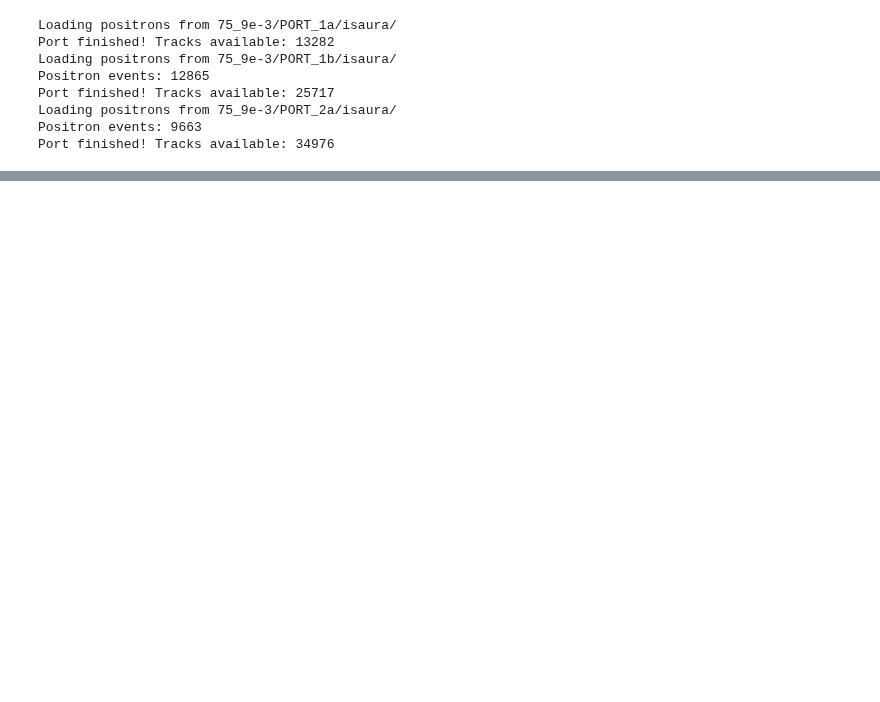
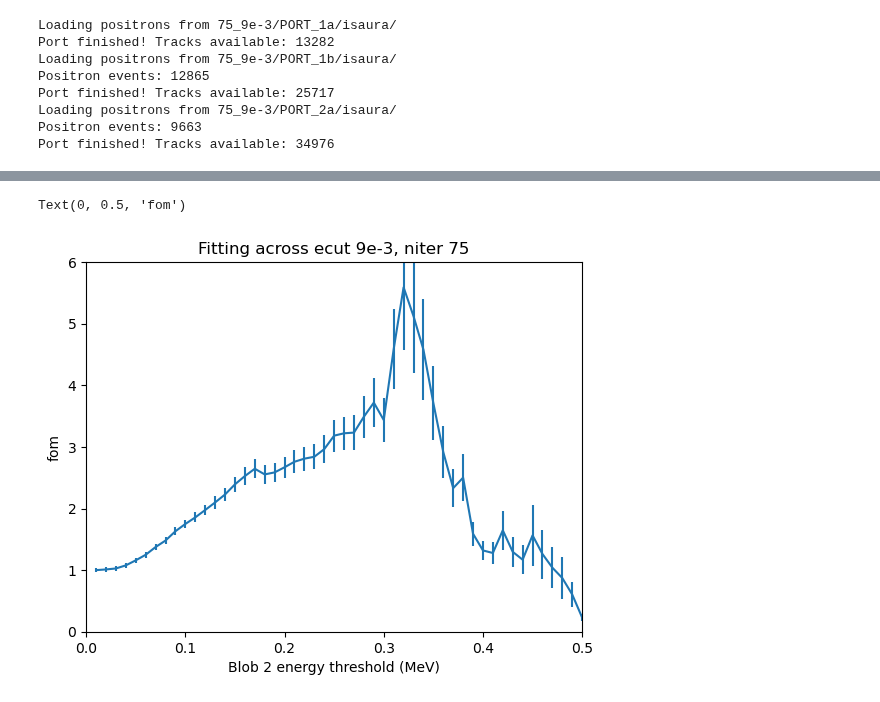
Before and after one commit to jwaiton/next_misc, a Jupyter notebook: FOM_merge&fit/true_FOM_producer.ipynb, the cells around one changed output, grey strips where cells are left out. Drawn from its saved outputs; the diff is of its cells as text; code cells hidden in the pictures; blank space fills up the shorter version.

```diff
--- a/FOM_merge&fit/true_FOM_producer.ipynb
+++ b/FOM_merge&fit/true_FOM_producer.ipynb
@@ -200,0 +374,10 @@ def fom_calc_MC(cut_data, positron_data, cut_list, binning = 80, verbose = False
+# %%
+plt.errorbar(cut_list, fom_out[0], yerr = fom_out[1])
+plt.title("Fitting across ecut 9e-3, niter 75")
+plt.xlabel("Blob 2 energy threshold (MeV)")
+plt.xlim([0,0.5])
+plt.ylim([0,6])
+plt.ylabel("fom")
+# %% [output]
+Text(0, 0.5, 'fom')
+[figure, added]
```
Also changed, not shown: parts of 8 cells of this notebook, 4 other files.
